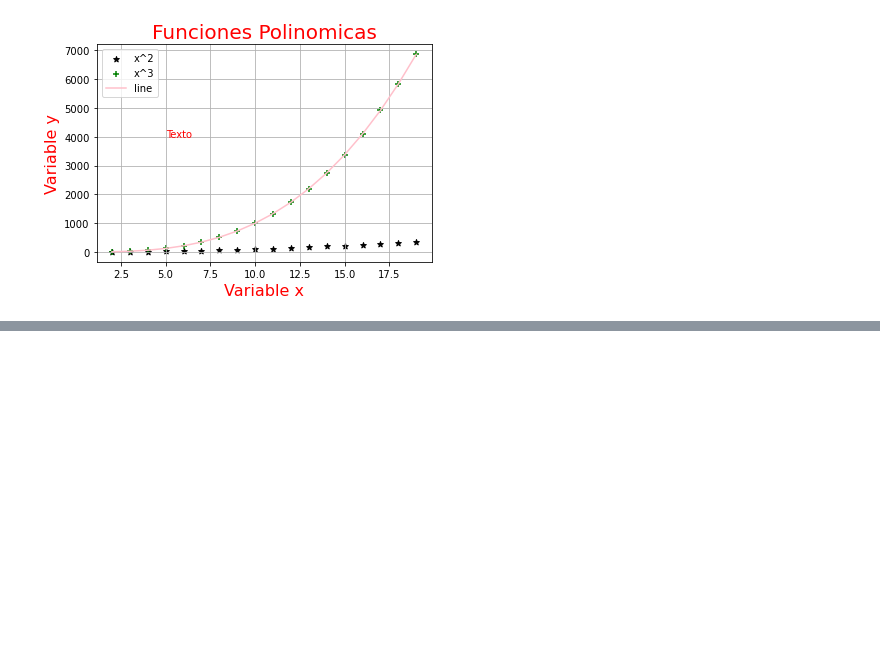
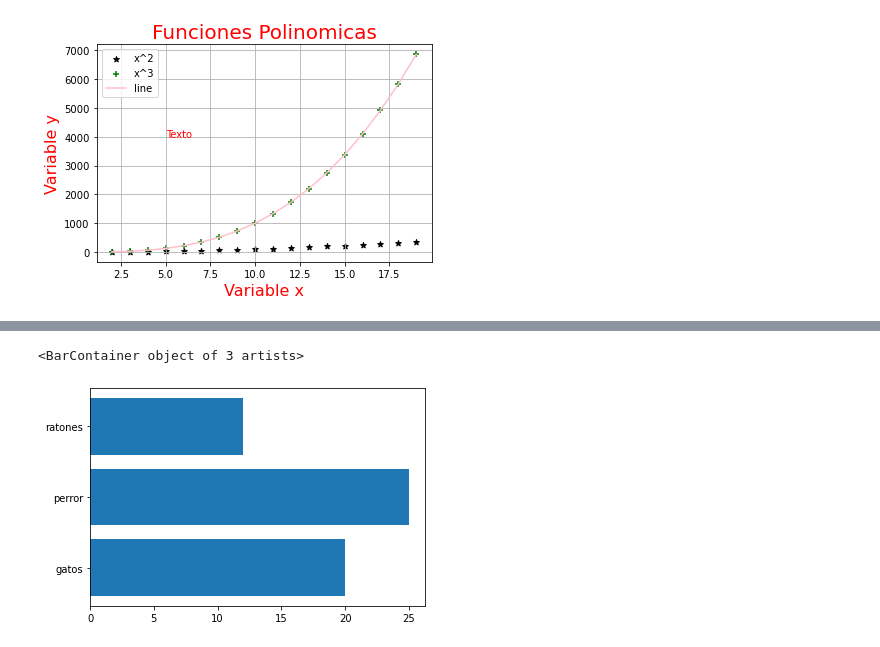
Before and after one commit to Kucta/ESEIT_BIGDATA, a Jupyter notebook: notebooks/0.4.visualizacion_datos.ipynb, the cells around one changed output, grey strips where cells are left out. Cells and saved outputs as stored; diff of their text form; code cells hidden in the pictures; blank space fills up the shorter version.

```diff
--- a/notebooks/0.4.visualizacion_datos.ipynb
+++ b/notebooks/0.4.visualizacion_datos.ipynb
@@ -40,0 +77,10 @@ plt.legend()
+# %%
+#BARPLOT
+
+classes= ["gatos","perror","ratones"]
+totales=[20,25,12]
+
+plt.barh(classes,totales)
+# %% [output]
+<BarContainer object of 3 artists>
+[figure, added]
```
Also changed, not shown: parts of 4 cells of this notebook.
